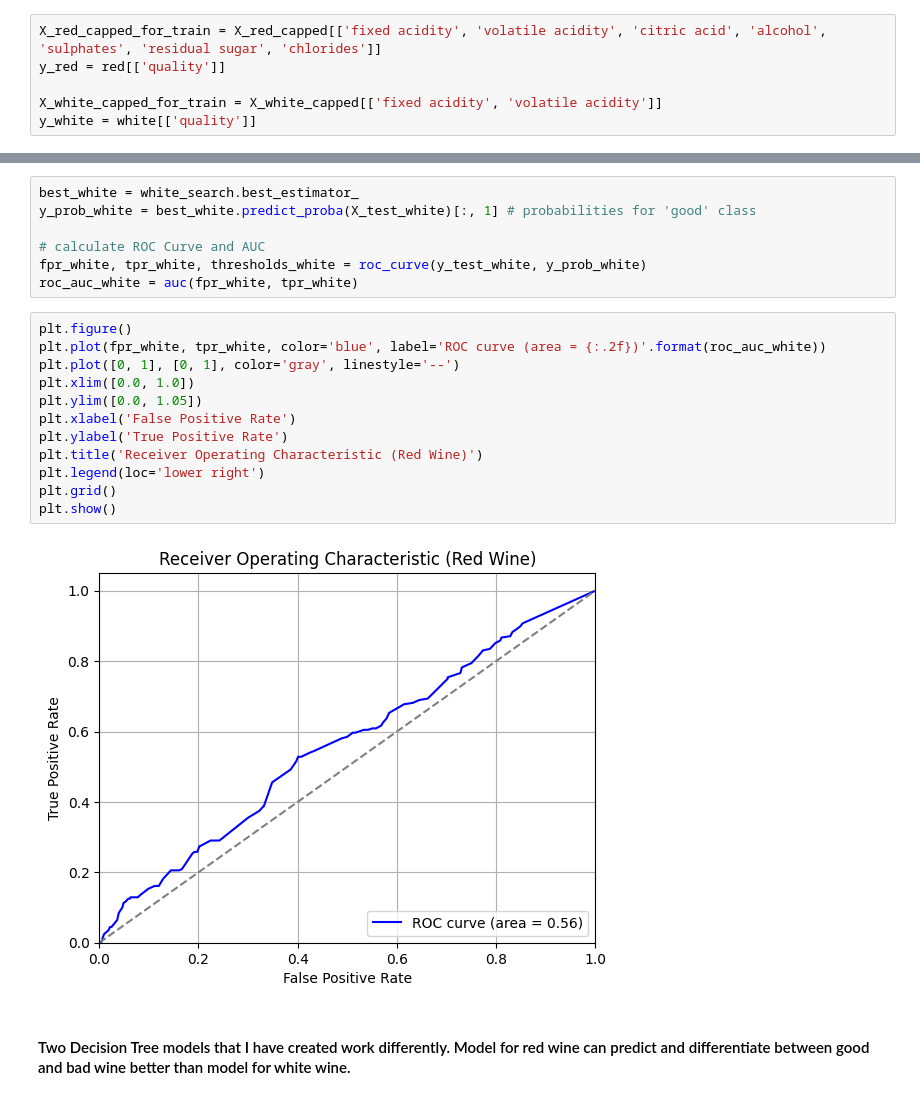
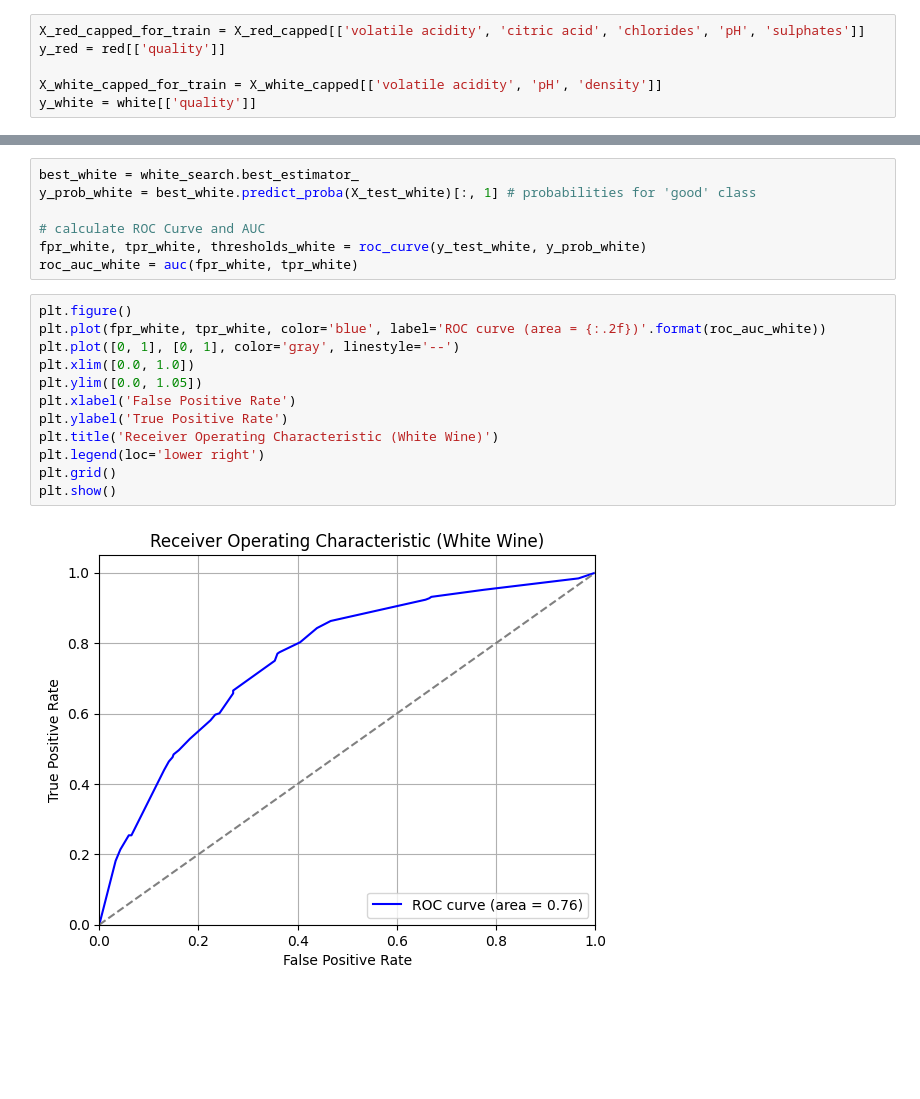
Before and after one commit to ProfessionalSalmon/wine-quality-prediction, a Jupyter notebook: winequality.ipynb, the cells around one changed output, grey strips where cells are left out. Cells and saved outputs as stored; diff of their text form; blank space fills up the shorter version.

```diff
--- a/winequality.ipynb
+++ b/winequality.ipynb
@@ -315,10 +322,10 @@ plt.show()
 We will be using Negative Mean Absolute Error as a scoring metric because it is appropriate for imbalanced data
 - For Negative Mean Absolute Error (which ranges from negative infinity to 0), a score of 0 indicates perfect predictions, while negative scores indicate the extent of error in the predictions, with larger absolute values indicating worse performance.
 # %%
-X_red_capped_for_train = X_red_capped[['fixed acidity', 'volatile acidity', 'citric acid', 'alcohol', 'sulphates', 'residual sugar', 'chlorides']]
+X_red_capped_for_train = X_red_capped[['volatile acidity', 'citric acid', 'chlorides', 'pH', 'sulphates']]
 y_red = red[['quality']]
 
-X_white_capped_for_train = X_white_capped[['fixed acidity', 'volatile acidity']]
+X_white_capped_for_train = X_white_capped[['volatile acidity', 'pH', 'density']]
 y_white = white[['quality']]
 # %%
 X_train_red, X_test_red, y_train_red, y_test_red = train_test_split(X_red_capped_for_train, y_red, test_size = 0.30, random_state = 42, stratify = y_red)
@@ -471,16 +478,14 @@ roc_auc_white = auc(fpr_white, tpr_white)
 # %%
 plt.figure()
 plt.plot(fpr_white, tpr_white, color='blue', label='ROC curve (area = {:.2f})'.format(roc_auc_white))
 plt.plot([0, 1], [0, 1], color='gray', linestyle='--')
 plt.xlim([0.0, 1.0])
 plt.ylim([0.0, 1.05])
 plt.xlabel('False Positive Rate')
 plt.ylabel('True Positive Rate')
-plt.title('Receiver Operating Characteristic (Red Wine)')
+plt.title('Receiver Operating Characteristic (White Wine)')
 plt.legend(loc='lower right')
 plt.grid()
 plt.show()
 # %% [output]
-[figure, old version]
+[figure, new version]
-# %% [markdown]
-#### Two Decision Tree models that I have created work differently. Model for red wine can predict and differentiate between good and bad wine better than model for white wine.
```
Also changed, not shown: parts of 11 cells of this notebook.
